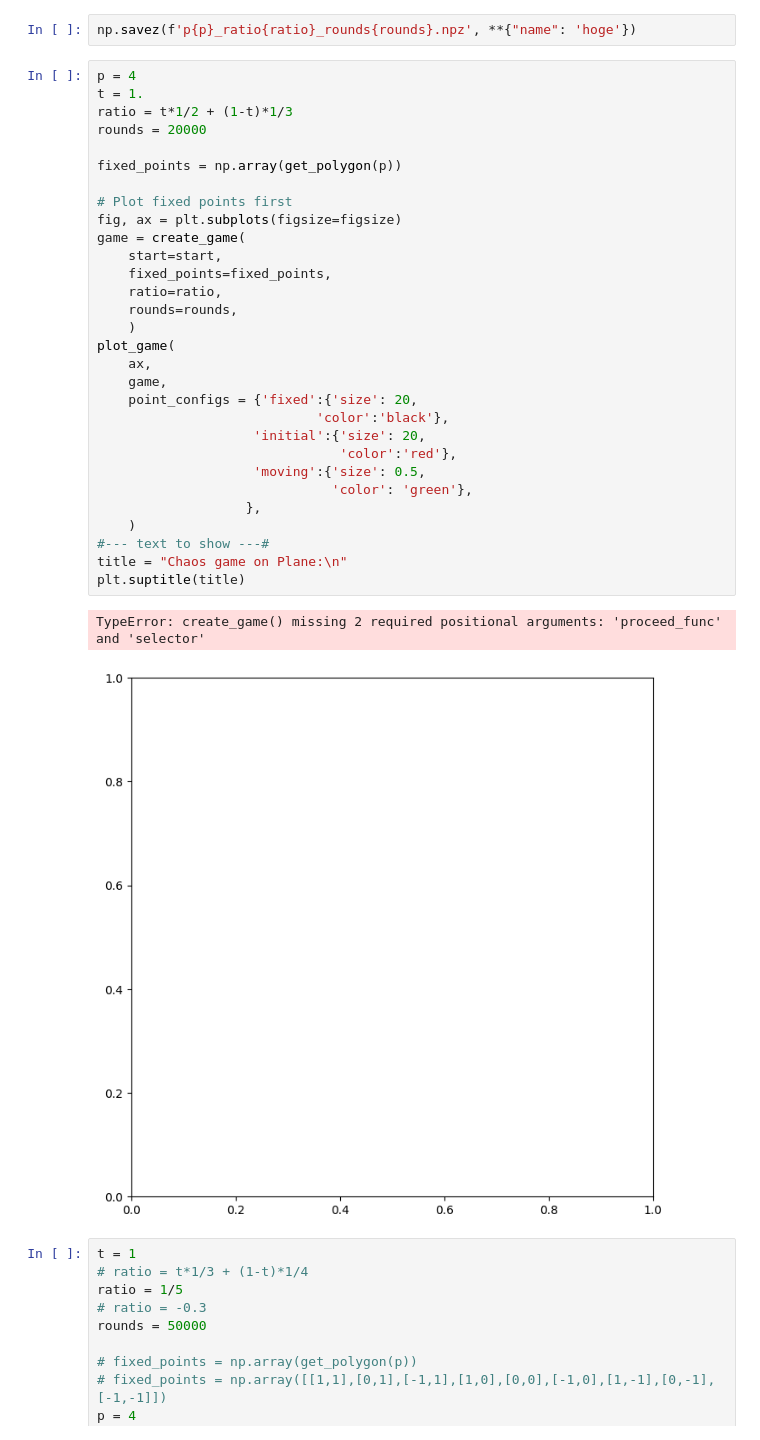
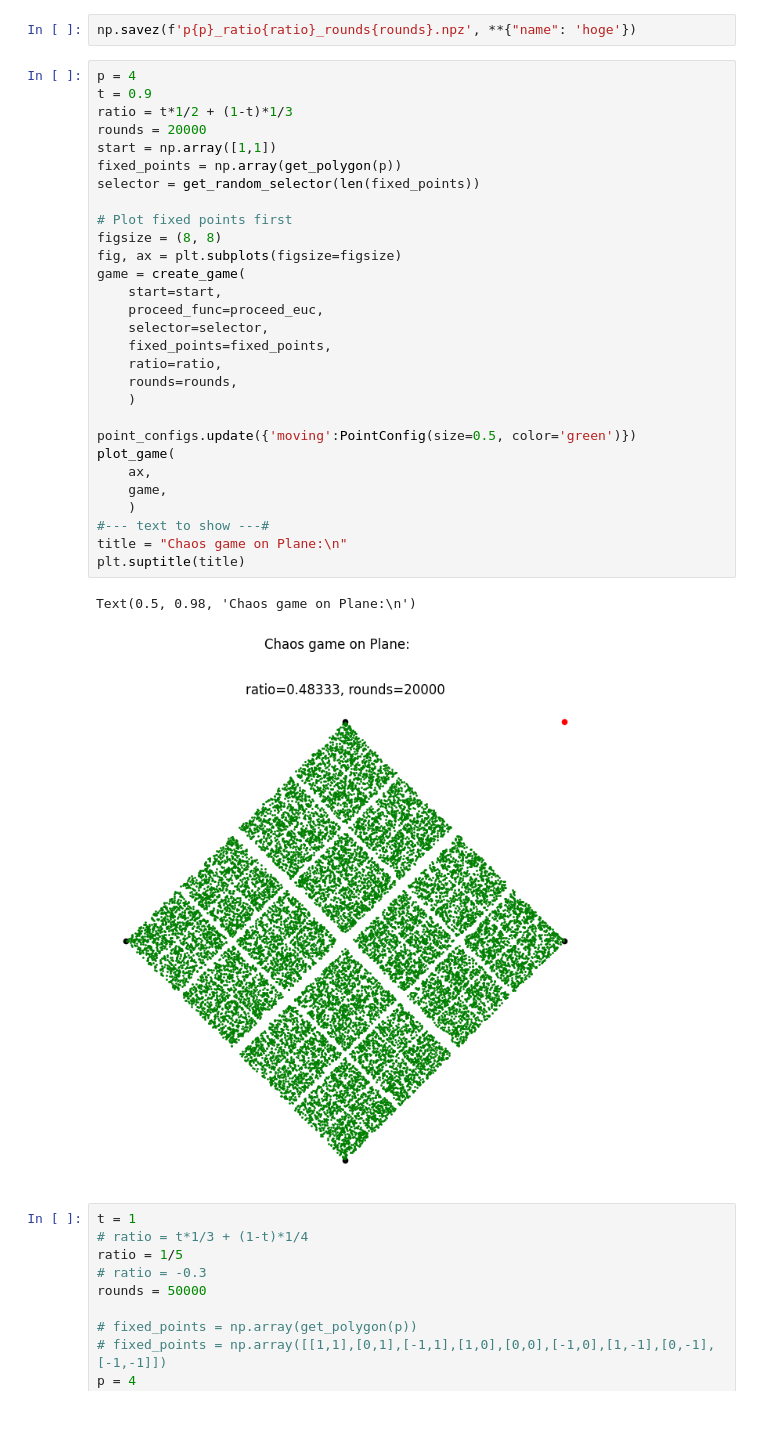
Before and after one commit to hissanova/chaos-game, a Jupyter notebook: chaos_game.ipynb, the cells around one changed output. Cells and saved outputs as stored; diff of their text form.

```diff
--- a/chaos_game.ipynb
+++ b/chaos_game.ipynb
@@ -169,37 +188,36 @@ plt.suptitle(title)
 np.savez(f'p{p}_ratio{ratio}_rounds{rounds}.npz', **{"name": 'hoge'})
 # %%
 p = 4
-t = 1.
+t = 0.9
 ratio = t*1/2 + (1-t)*1/3
 rounds = 20000
-
+start = np.array([1,1])
 fixed_points = np.array(get_polygon(p))
+selector = get_random_selector(len(fixed_points))
 
 # Plot fixed points first
+figsize = (8, 8)
 fig, ax = plt.subplots(figsize=figsize)
 game = create_game(
     start=start,
+    proceed_func=proceed_euc,
+    selector=selector,
     fixed_points=fixed_points,
     ratio=ratio,
     rounds=rounds,
     )
+
+point_configs.update({'moving':PointConfig(size=0.5, color='green')})
 plot_game(
     ax,
     game,
-    point_configs = {'fixed':{'size': 20,
-                            'color':'black'},
-                    'initial':{'size': 20,
-                               'color':'red'},
-                    'moving':{'size': 0.5,
-                              'color': 'green'},
-                   },
     )
 #--- text to show ---#
 title = "Chaos game on Plane:\n"
 plt.suptitle(title)
 # %% [output]
-TypeError: create_game() missing 2 required positional arguments: 'proceed_func' and 'selector'
+Text(0.5, 0.98, 'Chaos game on Plane:\n')
-[figure, old version]
+[figure, new version]
 # %%
 t = 1
 # ratio = t*1/3 + (1-t)*1/4
```
Also changed, not shown: parts of 6 cells of this notebook, 1 other file.
